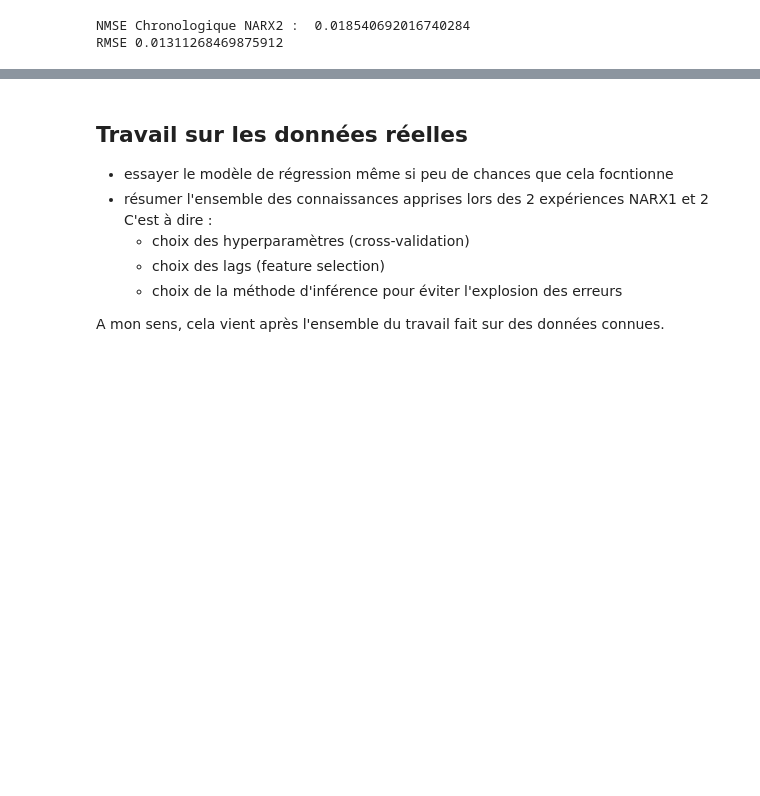
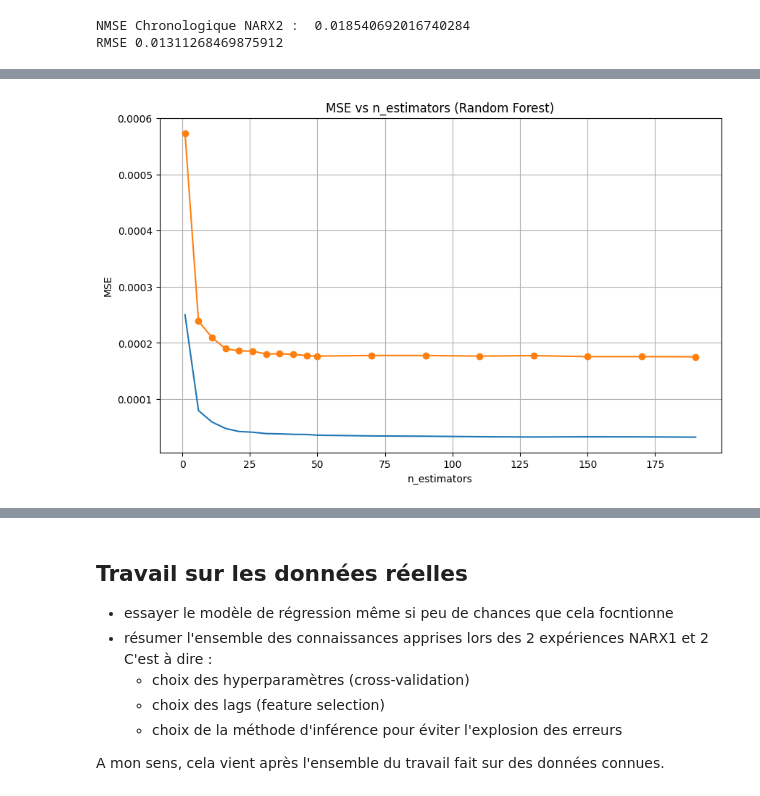
Before and after one commit to Mathis-Vrgt/projet-infoF422, a Jupyter notebook: projet.ipynb, the cells around one changed output, grey strips where cells are left out. Drawn from its saved outputs; the diff is of its cells as text; code cells hidden in the pictures; blank space fills up the shorter version.

```diff
--- a/projet.ipynb
+++ b/projet.ipynb
@@ -860,0 +880,21 @@ RMSE 0.01311268469875912
+# %%
+estimators_range=list(range(1, 50,5))+list(range(50, 201, 20))
+mse_train=[]
+mse_val=[]
+
+for n in tqdm(estimators_range):
+    rf=RandomForestRegressor(n_estimators=n,random_state=42)
+    rf.fit(X_train_narx2_chrono, Y_train_narx2_chrono)
+    mse_train.append(mean_squared_error(Y_train_narx2_chrono, rf.predict(X_train_narx2_chrono)))
+    mse_val.append(mean_squared_error(Y_val_narx2_chrono, rf.predict(X_val_narx2_chrono)))
+
+plt.figure(figsize=(10, 6))
+plt.plot(estimators_range,mse_train,label="Train")
+plt.plot(estimators_range,mse_val,marker='o',label="Val")
+plt.title("MSE vs n_estimators (Random Forest)")
+plt.xlabel("n_estimators")
+plt.ylabel("MSE")
+plt.grid("on")
+plt.show()
+# %% [output]
+[figure, added]
```
Also changed, not shown: parts of 6 cells of this notebook.
